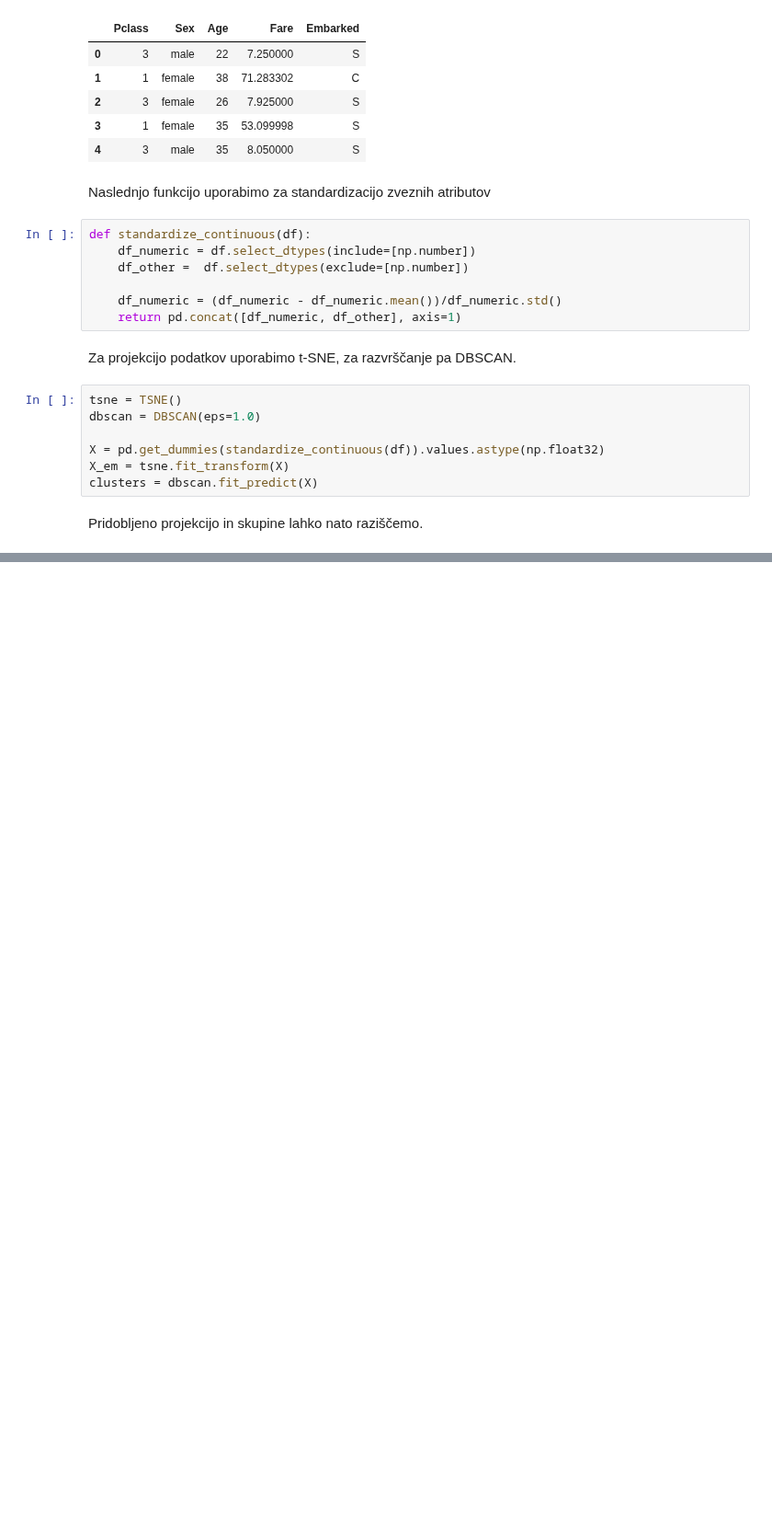
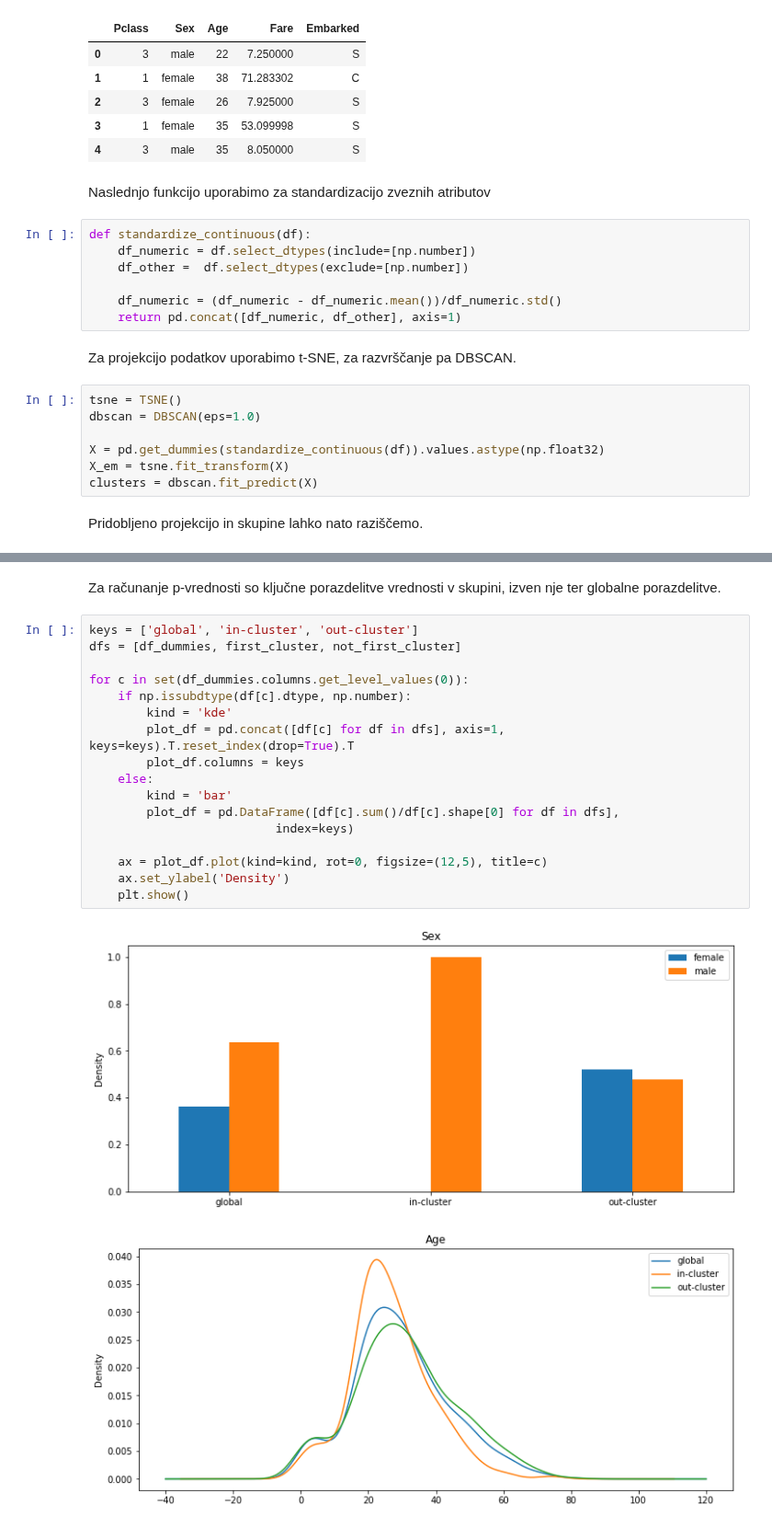
Before and after one commit to simejanko/mag-multidim-proj-visualisation, a Jupyter notebook: showcases/tab_exploration.ipynb, the cells around one changed output, grey strips where cells are left out. Shown at 92% size. Cells and saved outputs as stored; diff of their text form; blank space fills up the shorter version.

Commit message:
Fix some bugs and start working on p-values calculation demonstration.

```diff
--- a/showcases/tab_exploration.ipynb
+++ b/showcases/tab_exploration.ipynb
@@ -62,0 +96,22 @@ fig
+# %% [markdown]
+Za računanje p-vrednosti so ključne porazdelitve vrednosti v skupini, izven nje ter globalne porazdelitve.
+# %%
+keys = ['global', 'in-cluster', 'out-cluster']
+dfs = [df_dummies, first_cluster, not_first_cluster]
+
+for c in set(df_dummies.columns.get_level_values(0)):
+    if np.issubdtype(df[c].dtype, np.number):
+        kind = 'kde'
+        plot_df = pd.concat([df[c] for df in dfs], axis=1, keys=keys).T.reset_index(drop=True).T
+        plot_df.columns = keys
+    else:
+        kind = 'bar'
+        plot_df = pd.DataFrame([df[c].sum()/df[c].shape[0] for df in dfs],
+                          index=keys)
+
+    ax = plot_df.plot(kind=kind, rot=0, figsize=(12,5), title=c)
+    ax.set_ylabel('Density')
+    plt.show()
+# %% [output]
+[figure, added]
+[figure, added]
```
Also changed, not shown: parts of 9 cells of this notebook, 2 other files.
